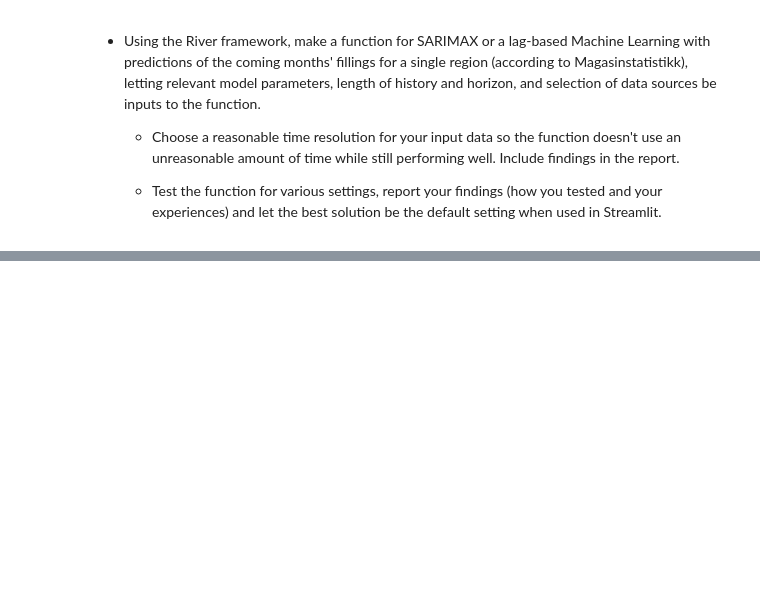
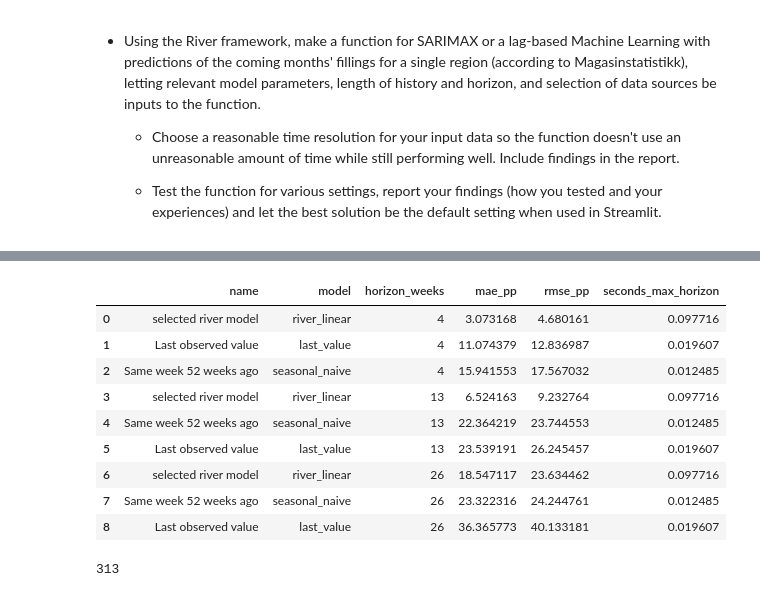
Before and after one commit to danielytsan/IND320APP, a Jupyter notebook: notebooks/Part4.ipynb, the cells around one changed output, grey strips where cells are left out. Drawn from its saved outputs; the diff is of its cells as text; code cells hidden in the pictures; blank space fills up the shorter version.

```diff
--- a/notebooks/Part4.ipynb
+++ b/notebooks/Part4.ipynb
@@ -617,0 +626,31 @@ validation MAE: nan percentage points
+# %%
+#evalueating on the final year
+test_config = baselines + [{"name": "selected river model", **best_config,}]
+test_results = backtest_models(reservoir, test_config, test_cutoffs, region = "NO3")
+display(test_results.sort_values(["horizon_weeks", "mae_pp"]).reset_index(drop = True))
+# %% [output]
+|  | name | model | horizon_weeks | mae_pp | rmse_pp | seconds_max_horizon |
+| 0 | selected river model | river_linear | 4 | 3.073168 | 4.680161 | 0.097716 |
+| 1 | Last observed value | last_value | 4 | 11.074379 | 12.836987 | 0.019607 |
+| 2 | Same week 52 weeks ago | seasonal_naive | 4 | 15.941553 | 17.567032 | 0.012485 |
+| 3 | selected river model | river_linear | 13 | 6.524163 | 9.232764 | 0.097716 |
+| 4 | Same week 52 weeks ago | seasonal_naive | 13 | 22.364219 | 23.744553 | 0.012485 |
+| 5 | Last observed value | last_value | 13 | 23.539191 | 26.245457 | 0.019607 |
+| 6 | selected river model | river_linear | 26 | 18.547117 | 23.634462 | 0.097716 |
+| 7 | Same week 52 weeks ago | seasonal_naive | 26 | 23.322316 | 24.244761 | 0.012485 |
+| 8 | Last observed value | last_value | 26 | 36.365773 | 40.133181 | 0.019607 |
+# %%
+#saving the validation with best score so it can be used in streamlit later
+defaults = {
+    "status": "validated",
+    "region_validated": "NO3",
+    "configuration_name": best_name,
+    "horizon_weeks": 13,
+    "validation_mae_pp": float(best["mae_pp"]),
+    "settings": best_config,
+}
+
+defaults_path = Path("../data/forecast_default.json")
+defaults_path.write_text(json.dumps(defaults, indent = 2), encoding = "utf-8")
+# %% [output]
+313
```
Also changed, not shown: parts of 7 cells of this notebook, 2 other files.
